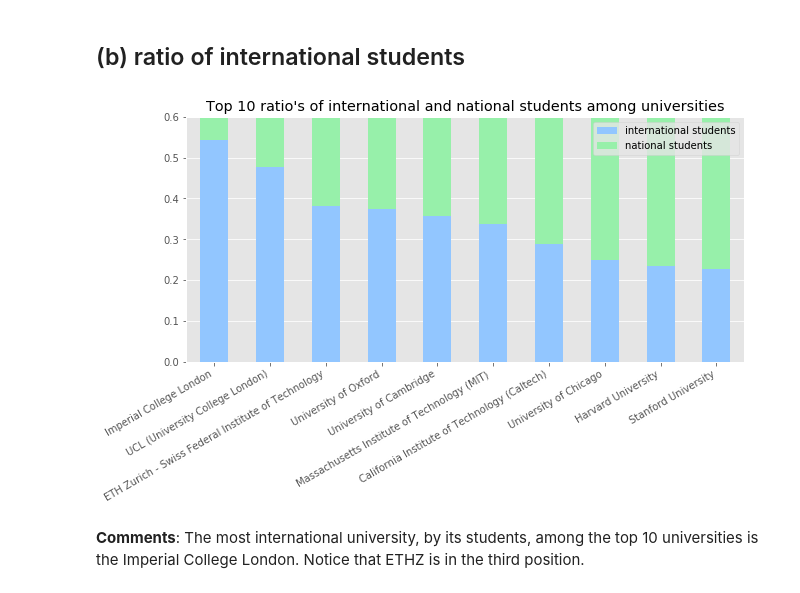
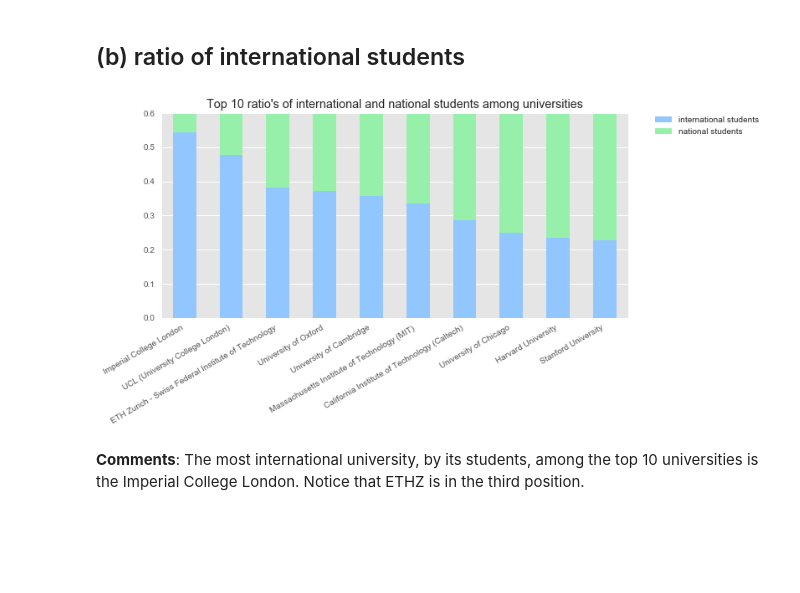
Before and after one commit to Timonzimm/CS-401, a Jupyter notebook: HW02/Homework 2.ipynb, the cells around one changed output. Saved outputs shown, nothing was run; the diff lists cells and outputs as text; code cells hidden in the pictures; blank space fills up the shorter version.

```diff
--- a/HW02/Homework 2.ipynb
+++ b/HW02/Homework 2.ipynb
@@ -175,18 +175,18 @@ plt.show()
 # %%
 top_universities_ratio_s = top_universities_ratio[['name', 'students_international', 'students_national']]
 top_universities_ratio_s = top_universities_ratio_s.set_index(['name'])
 top_universities_ratio_s_normed = top_universities_ratio_s.div(top_universities_ratio_s.sum(1), axis=0).sort_values(by='students_international', ascending=False)
 top_universities_ratio_s_normed.index.name = None
 
 fig, axes = plt.subplots(1, 1, figsize=(10, 5))
 top_universities_ratio_s_normed.plot.bar(stacked=True, color=colors_2, ax=axes)
 axes.set_title('Top 10 ratio\'s of international and national students among universities')
-axes.legend(labels=['international students', 'national students'])
+axes.legend(labels=['international students', 'national students'], bbox_to_anchor=(1.05, 1), loc=2, borderaxespad=0.)
 axes.set_ylim([0, 0.6])
 fig.autofmt_xdate()
 plt.show()
 # %% [output]
-[figure, old version]
+[figure, new version]
 # %% [markdown]
 **Comments**: The most international university, by its students, among the top 10 universities is the Imperial College London. Notice that ETHZ is in the third position.
 # %% [markdown]
```
Also changed, not shown: parts of 28 cells of this notebook.
